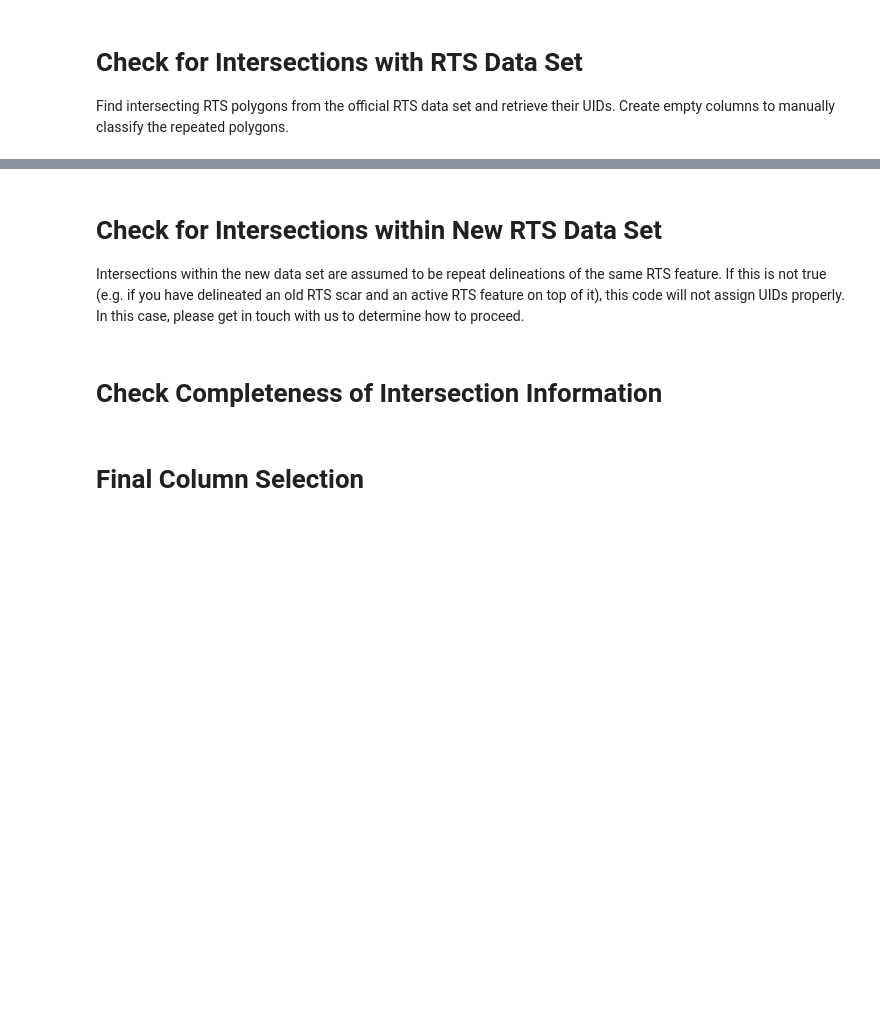
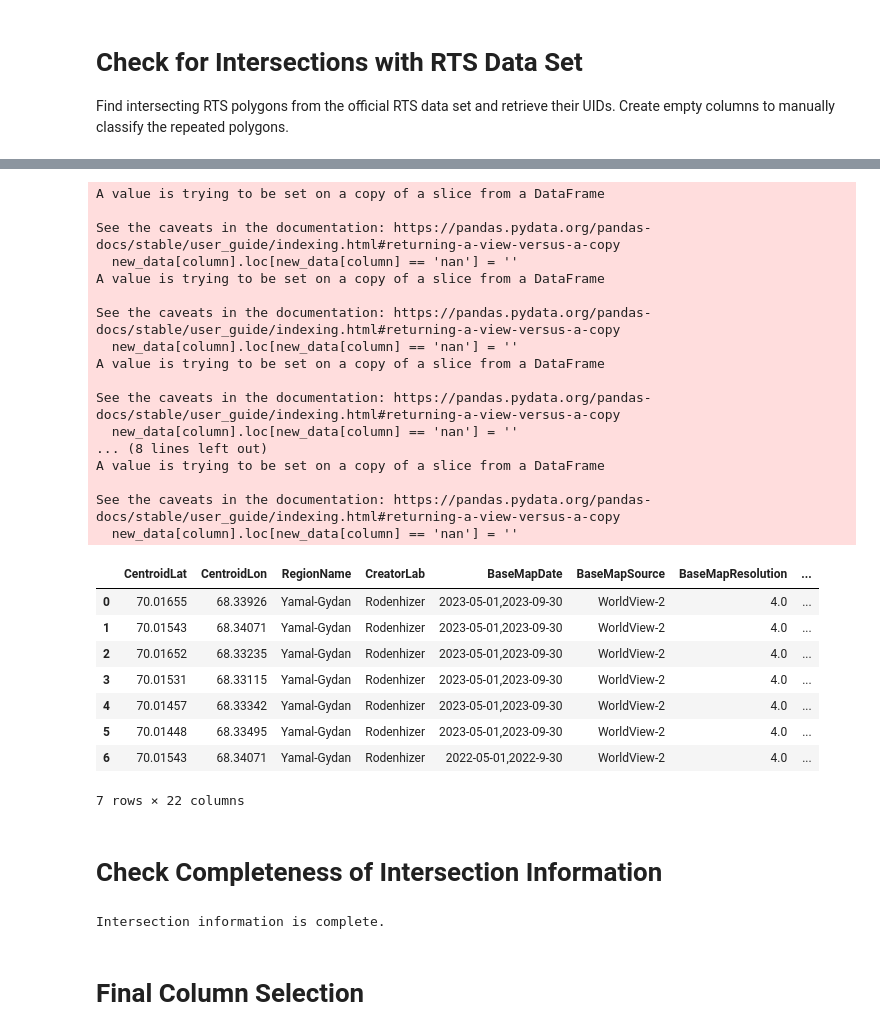
Before and after one commit to whrc/ARTS, a Jupyter notebook: Tutorial/data_formatting.ipynb, the cells around one changed output, grey strips where cells are left out. Cells and saved outputs as stored; diff of their text form; code cells hidden in the pictures; blank space fills up the shorter version.

```diff
--- a/Tutorial/data_formatting.ipynb
+++ b/Tutorial/data_formatting.ipynb
@@ -216,18 +329,41 @@ Add the 'RepeatRTS', 'StabilizedRTS', and 'MergedRTS' columns that you just edit
 # %%
 # path to the manually-edited file
 if demo:
     edited_filepath = base_dir / 'Tutorial' / 'mock_dataset' / 'output' / (
-        str(your_rts_dataset_file).split('.')[0] + "_overlapping_polygons.geojson"
+        str(your_rts_dataset_file).split('.')[0] + "_overlapping_polygons_edited.geojson"
     )
 
 else:
     edited_filepath = base_dir / 'output' / (
-        str(your_rts_dataset_file).split('.')[0] + "_overlapping_polygons.geojson"
+        str(your_rts_dataset_file).split('.')[0] + "_overlapping_polygons_edited.geojson"
         )
 
 merged_data = dataformatting.merge_data(new_dataset, edited_filepath)
 merged_data
+# %% [output]
+A value is trying to be set on a copy of a slice from a DataFrame
+
+See the caveats in the documentation: https://pandas.pydata.org/pandas-docs/stable/user_guide/indexing.html#returning-a-view-versus-a-copy
+  new_data[column].loc[new_data[column] == 'nan'] = ''
+A value is trying to be set on a copy of a slice from a DataFrame
+
+See the caveats in the documentation: https://pandas.pydata.org/pandas-docs/stable/user_guide/indexing.html#returning-a-view-versus-a-copy
+  new_data[column].loc[new_data[column] == 'nan'] = ''
+A value is trying to be set on a copy of a slice from a DataFrame
+
+See the caveats in the documentation: https://pandas.pydata.org/pandas-docs/stable/user_guide/indexing.html#returning-a-view-versus-a-copy
+  new_data[column].loc[new_data[column] == 'nan'] = ''
+... (8 lines left out)
+A value is trying to be set on a copy of a slice from a DataFrame
+
+See the caveats in the documentation: https://pandas.pydata.org/pandas-docs/stable/user_guide/indexing.html#returning-a-view-versus-a-copy
+  new_data[column].loc[new_data[column] == 'nan'] = ''
+|  | CentroidLat | CentroidLon | RegionName | CreatorLab | BaseMapDate | BaseMapSource | BaseMapResolution | ... |
+| 0 | 70.01655 | 68.33926 | Yamal-Gydan | Rodenhizer | 2023-05-01,2023-09-30 | WorldView-2 | 4.0 | ... |
+| 1 | 70.01543 | 68.34071 | Yamal-Gydan | Rodenhizer | 2023-05-01,2023-09-30 | WorldView-2 | 4.0 | ... |
+| 2 | 70.01652 | 68.33235 | Yamal-Gydan | Rodenhizer | 2023-05-01,2023-09-30 | WorldView-2 | 4.0 | ... |
+| 3 | 70.01531 | 68.33115 | Yamal-Gydan | Rodenhizer | 2023-05-01,2023-09-30 | WorldView-2 | 4.0 | ... |
+| 4 | 70.01457 | 68.33342 | Yamal-Gydan | Rodenhizer | 2023-05-01,2023-09-30 | WorldView-2 | 4.0 | ... |
+| 5 | 70.01448 | 68.33495 | Yamal-Gydan | Rodenhizer | 2023-05-01,2023-09-30 | WorldView-2 | 4.0 | ... |
+| 6 | 70.01543 | 68.34071 | Yamal-Gydan | Rodenhizer | 2022-05-01,2022-9-30 | WorldView-2 | 4.0 | ... |
+7 rows × 22 columns
-# %% [markdown]
-# Check for Intersections within New RTS Data Set
-
-Intersections within the new data set are assumed to be repeat delineations of the same RTS feature. If this is not true (e.g. if you have delineated an old RTS scar and an active RTS feature on top of it), this code will not assign UIDs properly. In this case, please get in touch with us to determine how to proceed.
@@ -241,3 +372,10 @@ dataformatting.check_intersection_info(merged_data_self_intersect)
+# %%
+if demo:
+    dataformatting.check_intersection_info(merged_data, None, base_dir, demo)
+else:
+    dataformatting.check_intersection_info(merged_data, your_rts_dataset_file, base_dir, demo)
+# %% [output]
+Intersection information is complete.
 # %% [markdown]
 # Final Column Selection
 # %%
```
Also changed, not shown: parts of 22 cells of this notebook, 6 other files.
